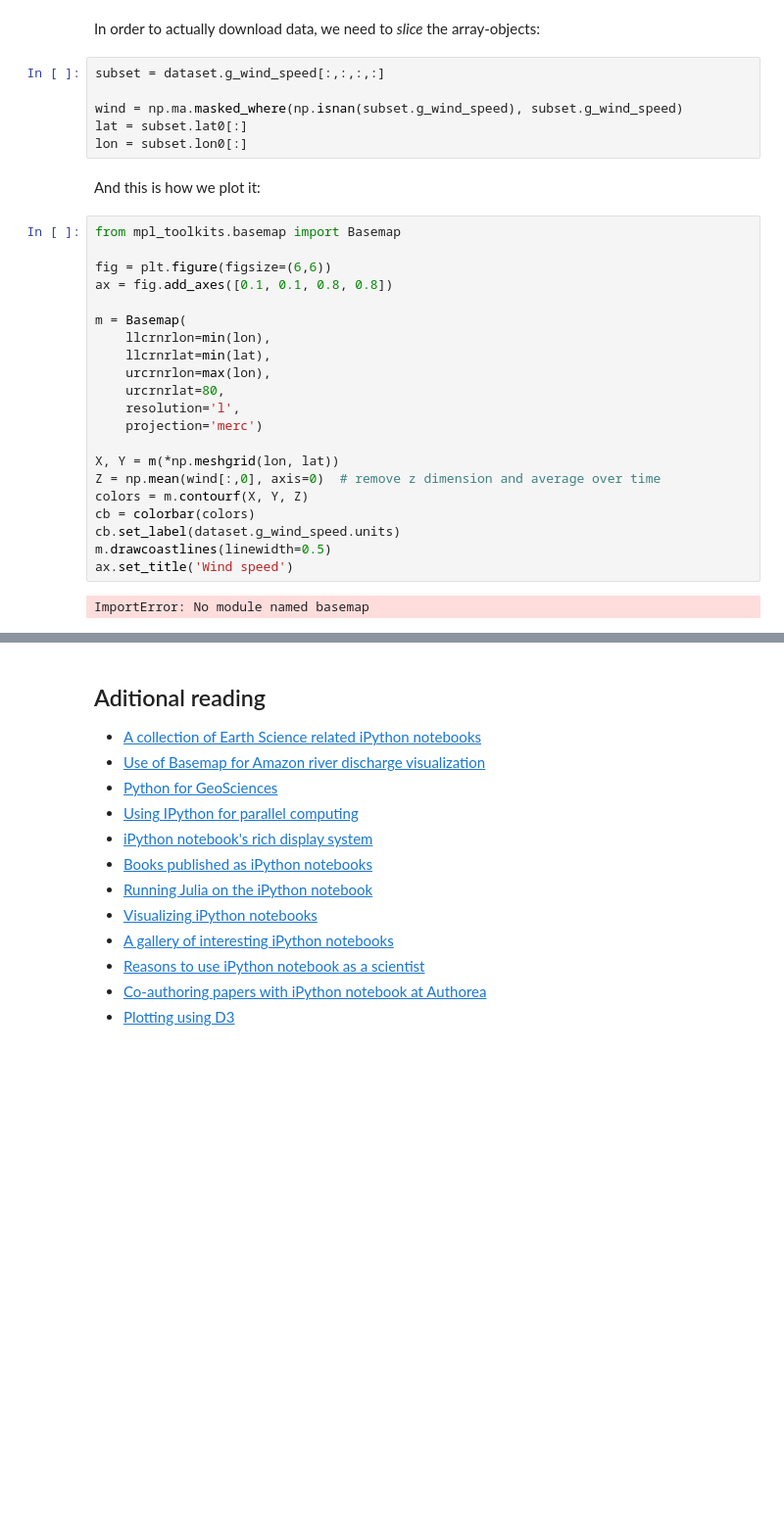
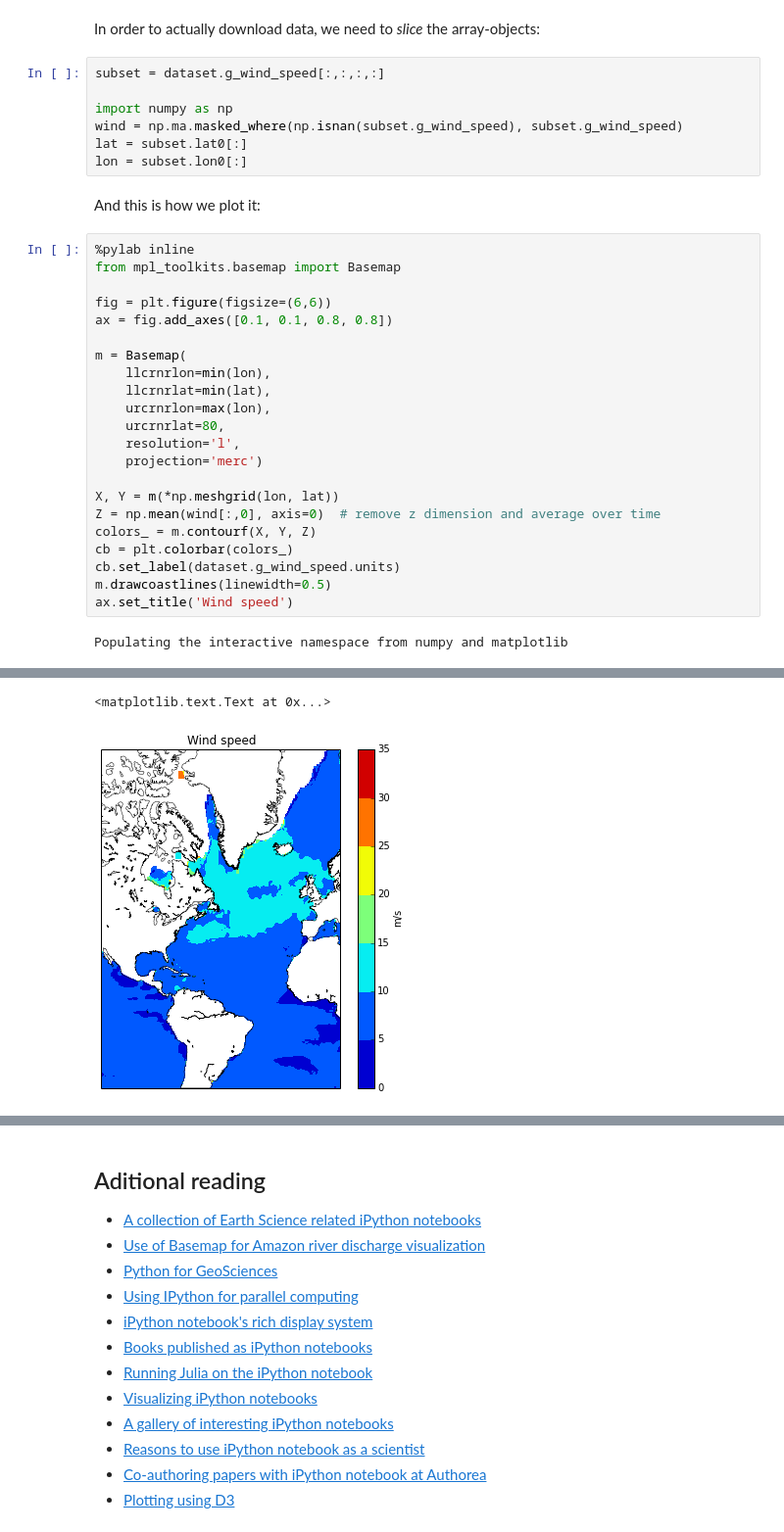
Before and after one commit to betodealmeida/notebooks, a Jupyter notebook: opendap_hands_on/iPython+Pydap hands-on.ipynb, the cells around one changed output, grey strips where cells are left out. Shown at 98% size. Saved outputs shown, nothing was run; the diff lists cells and outputs as text; blank space fills up the shorter version.

```diff
--- a/opendap_hands_on/iPython+Pydap hands-on.ipynb
+++ b/opendap_hands_on/iPython+Pydap hands-on.ipynb
@@ -108,12 +115,14 @@ In order to actually download data, we need to *slice* the array-objects:
 # %%
 subset = dataset.g_wind_speed[:,:,:,:]
 
+import numpy as np
 wind = np.ma.masked_where(np.isnan(subset.g_wind_speed), subset.g_wind_speed)
 lat = subset.lat0[:]
 lon = subset.lon0[:]
 # %% [markdown]
 And this is how we plot it:
 # %%
+%pylab inline
 from mpl_toolkits.basemap import Basemap
 
 fig = plt.figure(figsize=(6,6))
@@ -129,10 +138,10 @@ m = Basemap(
 
 X, Y = m(*np.meshgrid(lon, lat))
 Z = np.mean(wind[:,0], axis=0)  # remove z dimension and average over time
-colors = m.contourf(X, Y, Z)
-cb = colorbar(colors)
+colors_ = m.contourf(X, Y, Z)
+cb = plt.colorbar(colors_)
 cb.set_label(dataset.g_wind_speed.units)
 m.drawcoastlines(linewidth=0.5)
 ax.set_title('Wind speed')
 # %% [output]
-ImportError: No module named basemap
+Populating the interactive namespace from numpy and matplotlib
@@ -138,0 +150,2 @@ ImportError: No module named basemap
+<matplotlib.text.Text at 0x...>
+[figure, added]
```
Also changed, not shown: parts of 24 cells of this notebook.
